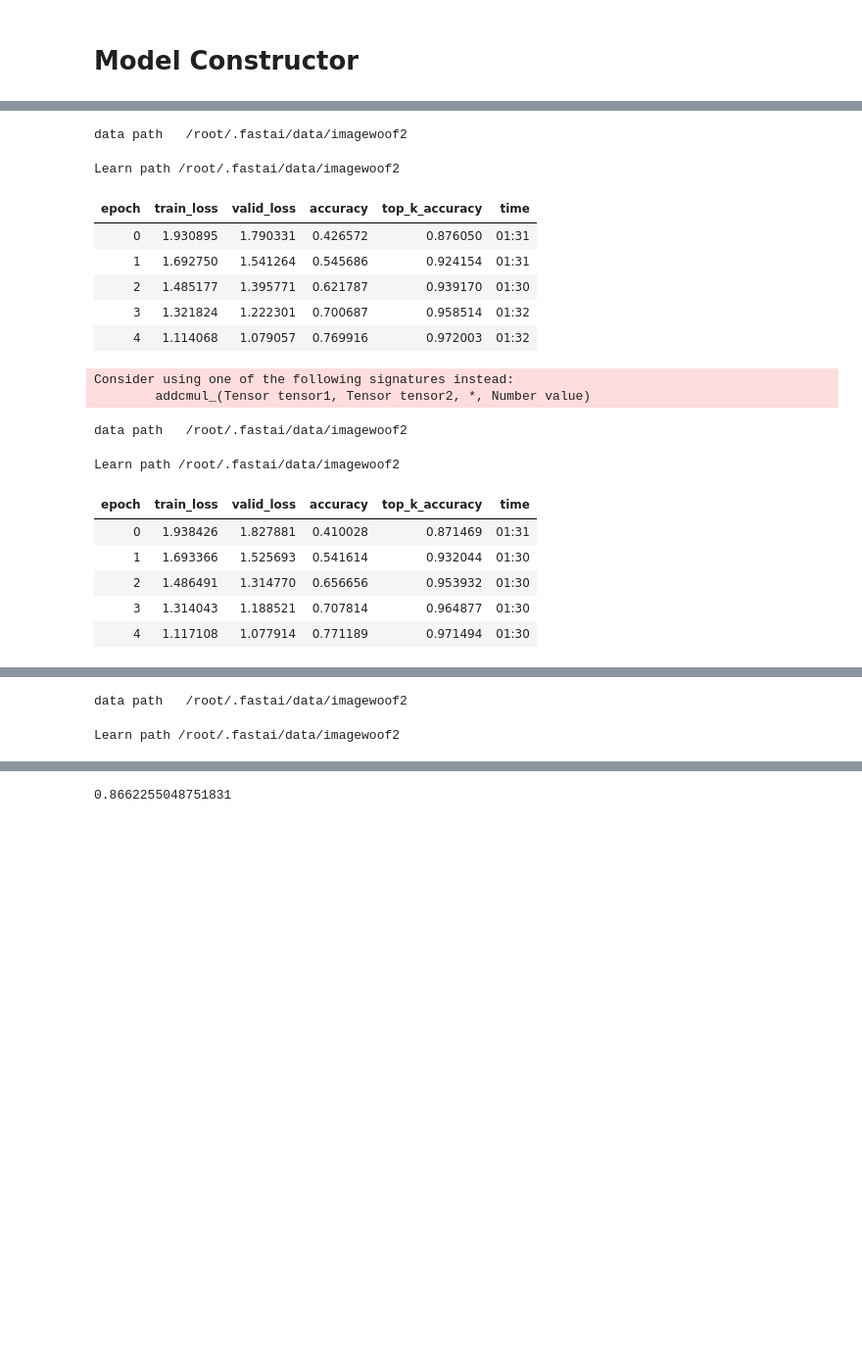
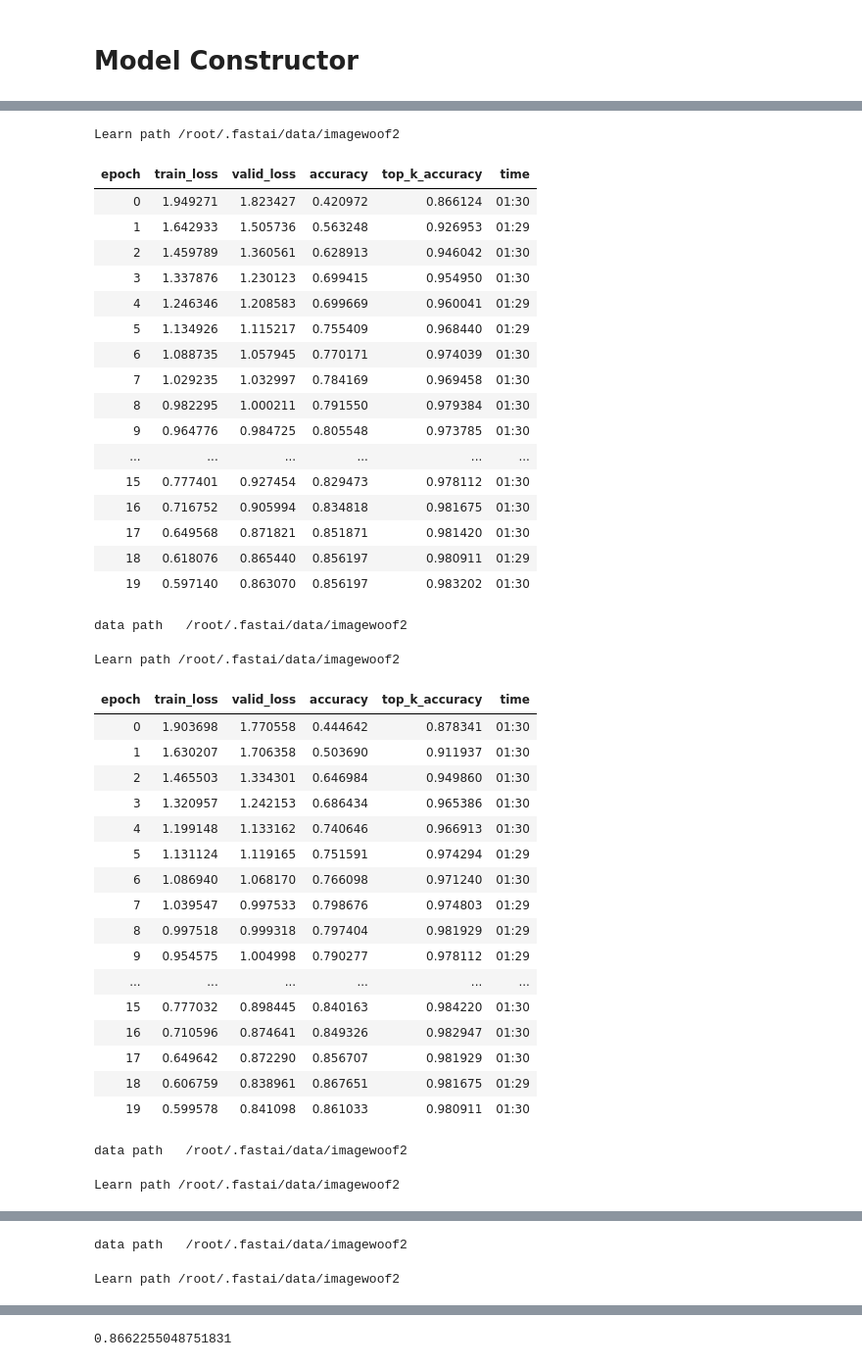
Before and after one commit to BoaEi/imagenette_experiments, a Jupyter notebook: Woof_ResNet_separable.ipynb, the cells around one changed output, grey strips where cells are left out. Shown at 98% size. Saved outputs shown, nothing was run; the diff lists cells and outputs as text; code cells hidden in the pictures; blank space fills up the shorter version.

```diff
--- a/Woof_ResNet_separable.ipynb
+++ b/Woof_ResNet_separable.ipynb
@@ -50,7 +91,7 @@ class NewResBlock(Module):
                  conv_layer=ConvLayer, act_fn=act_fn, bn_1st=True,
                  pool=nn.AvgPool2d(2, ceil_mode=True), sa=False, sym=False, zero_bn=True):
         nf,ni = nh*expansion,ni*expansion
-        # conv_layer = NewLayer
+        conv_layer = NewLayer
         self.reduce = noop if stride==1 else pool
         layers  = [(f"conv_0", conv_layer(ni, nh, 3, act_fn=act_fn, bn_1st=bn_1st)),
                    (f"conv_1", conv_layer(nh, nf, 3, zero_bn=zero_bn, act=False, bn_1st=bn_1st))
@@ -72,7 +113,7 @@ class NewResBlock(Module):
 # %%
 model = Net(c_out=10, layers=[3,6,8,3], expansion=4)
 model.block = NewResBlock
-# model.conv_layer = NewLayer # for the stem
+model.conv_layer = NewLayer # for the stem
 pool = MaxBlurPool2d(3, True)
 model.pool = pool
 model.stem_pool = pool
@@ -84,0 +128,9 @@ res = []
+# %%
+# not for stem
+epochs = [5]*5
+for e in epochs:
+    mixup=0 if e<=20 else 0.2
+    learn = get_learn(model=model, size=128, bs=32, mixup=mixup)
+    learn.fit_fc(e, lr=4e-3, moms=(0.95,0.95), start_pct=0.72)
+    res += [learn.recorder.metrics[-1][0].item()]
+print([round(x, 6) for x in res], sum(res)/len(res))
@@ -84,0 +171,9 @@ res = []
+# %%
+# depthwise also for stem [3,32,64,64]
+epochs = [5]*5
+for e in epochs:
+    mixup=0 if e<=20 else 0.2
+    learn = get_learn(model=model, size=128, bs=16, mixup=mixup)
+    learn.fit_fc(e, lr=4e-3, moms=(0.95,0.95), start_pct=0.72)
+    res += [learn.recorder.metrics[-1][0].item()]
+print([round(x, 6) for x in res], sum(res)/len(res))
@@ -85,7 +223,7 @@ res = []
 # %%
-epochs = [5]*5
+epochs = [20]*5
 for e in epochs:
-    mixup=0 if e<20 else 0.2
+    mixup=0 if e<=20 else 0.2
     learn = get_learn(model=model, size=128, bs=32, mixup=mixup)
     learn.fit_fc(e, lr=4e-3, moms=(0.95,0.95), start_pct=0.72)
     res += [learn.recorder.metrics[-1][0].item()]
@@ -96,18 +233,39 @@ Downloading https://s3.amazonaws.com/fast-ai-imageclas/imagewoof2.tgz
-data path   /root/.fastai/data/imagewoof2
+Learn path /root/.fastai/data/imagewoof2
+| epoch | train_loss | valid_loss | accuracy | top_k_accuracy | time |
+| 0 | 1.949271 | 1.823427 | 0.420972 | 0.866124 | 01:30 |
+| 1 | 1.642933 | 1.505736 | 0.563248 | 0.926953 | 01:29 |
+| 2 | 1.459789 | 1.360561 | 0.628913 | 0.946042 | 01:30 |
+| 3 | 1.337876 | 1.230123 | 0.699415 | 0.954950 | 01:30 |
+| 4 | 1.246346 | 1.208583 | 0.699669 | 0.960041 | 01:29 |
+| 5 | 1.134926 | 1.115217 | 0.755409 | 0.968440 | 01:29 |
+| 6 | 1.088735 | 1.057945 | 0.770171 | 0.974039 | 01:30 |
+| 7 | 1.029235 | 1.032997 | 0.784169 | 0.969458 | 01:30 |
+| 8 | 0.982295 | 1.000211 | 0.791550 | 0.979384 | 01:30 |
+| 9 | 0.964776 | 0.984725 | 0.805548 | 0.973785 | 01:30 |
+| ... | ... | ... | ... | ... | ... |
+| 15 | 0.777401 | 0.927454 | 0.829473 | 0.978112 | 01:30 |
+| 16 | 0.716752 | 0.905994 | 0.834818 | 0.981675 | 01:30 |
+| 17 | 0.649568 | 0.871821 | 0.851871 | 0.981420 | 01:30 |
+| 18 | 0.618076 | 0.865440 | 0.856197 | 0.980911 | 01:29 |
+| 19 | 0.597140 | 0.863070 | 0.856197 | 0.983202 | 01:30 |
-Learn path /root/.fastai/data/imagewoof2
+data path   /root/.fastai/data/imagewoof2
-| epoch | train_loss | valid_loss | accuracy | top_k_accuracy | time |
-| 0 | 1.930895 | 1.790331 | 0.426572 | 0.876050 | 01:31 |
-| 1 | 1.692750 | 1.541264 | 0.545686 | 0.924154 | 01:31 |
-| 2 | 1.485177 | 1.395771 | 0.621787 | 0.939170 | 01:30 |
-| 3 | 1.321824 | 1.222301 | 0.700687 | 0.958514 | 01:32 |
-| 4 | 1.114068 | 1.079057 | 0.769916 | 0.972003 | 01:32 |
-Consider using one of the following signatures instead:
-        addcmul_(Tensor tensor1, Tensor tensor2, *, Number value)
+Learn path /root/.fastai/data/imagewoof2
+| epoch | train_loss | valid_loss | accuracy | top_k_accuracy | time |
+| 0 | 1.903698 | 1.770558 | 0.444642 | 0.878341 | 01:30 |
+| 1 | 1.630207 | 1.706358 | 0.503690 | 0.911937 | 01:30 |
+| 2 | 1.465503 | 1.334301 | 0.646984 | 0.949860 | 01:30 |
+| 3 | 1.320957 | 1.242153 | 0.686434 | 0.965386 | 01:30 |
+| 4 | 1.199148 | 1.133162 | 0.740646 | 0.966913 | 01:30 |
+| 5 | 1.131124 | 1.119165 | 0.751591 | 0.974294 | 01:29 |
+| 6 | 1.086940 | 1.068170 | 0.766098 | 0.971240 | 01:30 |
+| 7 | 1.039547 | 0.997533 | 0.798676 | 0.974803 | 01:29 |
+| 8 | 0.997518 | 0.999318 | 0.797404 | 0.981929 | 01:29 |
+| 9 | 0.954575 | 1.004998 | 0.790277 | 0.978112 | 01:29 |
+| ... | ... | ... | ... | ... | ... |
+| 15 | 0.777032 | 0.898445 | 0.840163 | 0.984220 | 01:30 |
+| 16 | 0.710596 | 0.874641 | 0.849326 | 0.982947 | 01:30 |
+| 17 | 0.649642 | 0.872290 | 0.856707 | 0.981929 | 01:30 |
+| 18 | 0.606759 | 0.838961 | 0.867651 | 0.981675 | 01:29 |
+| 19 | 0.599578 | 0.841098 | 0.861033 | 0.980911 | 01:30 |
 data path   /root/.fastai/data/imagewoof2
 Learn path /root/.fastai/data/imagewoof2
-| epoch | train_loss | valid_loss | accuracy | top_k_accuracy | time |
-| 0 | 1.938426 | 1.827881 | 0.410028 | 0.871469 | 01:31 |
-| 1 | 1.693366 | 1.525693 | 0.541614 | 0.932044 | 01:30 |
-| 2 | 1.486491 | 1.314770 | 0.656656 | 0.953932 | 01:30 |
-| 3 | 1.314043 | 1.188521 | 0.707814 | 0.964877 | 01:30 |
-| 4 | 1.117108 | 1.077914 | 0.771189 | 0.971494 | 01:30 |
```
Also changed, not shown: parts of 17 cells of this notebook.
